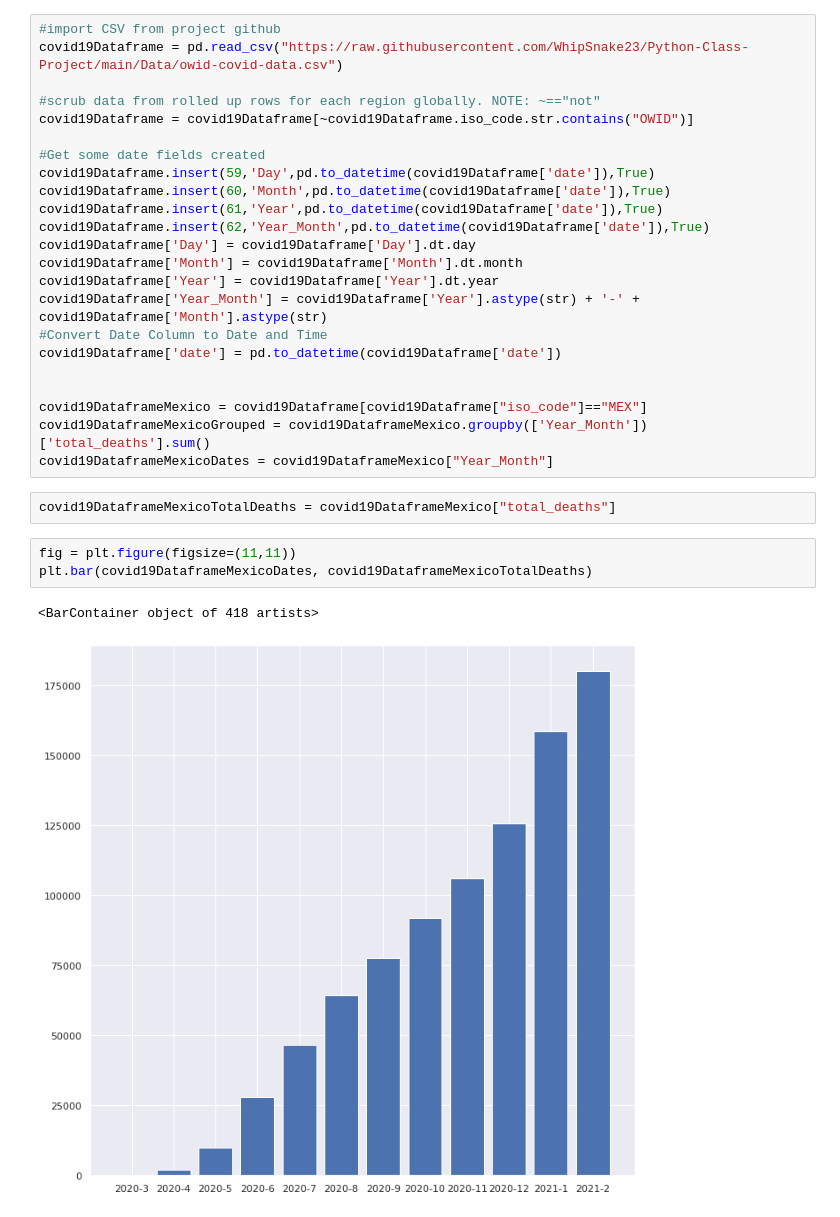
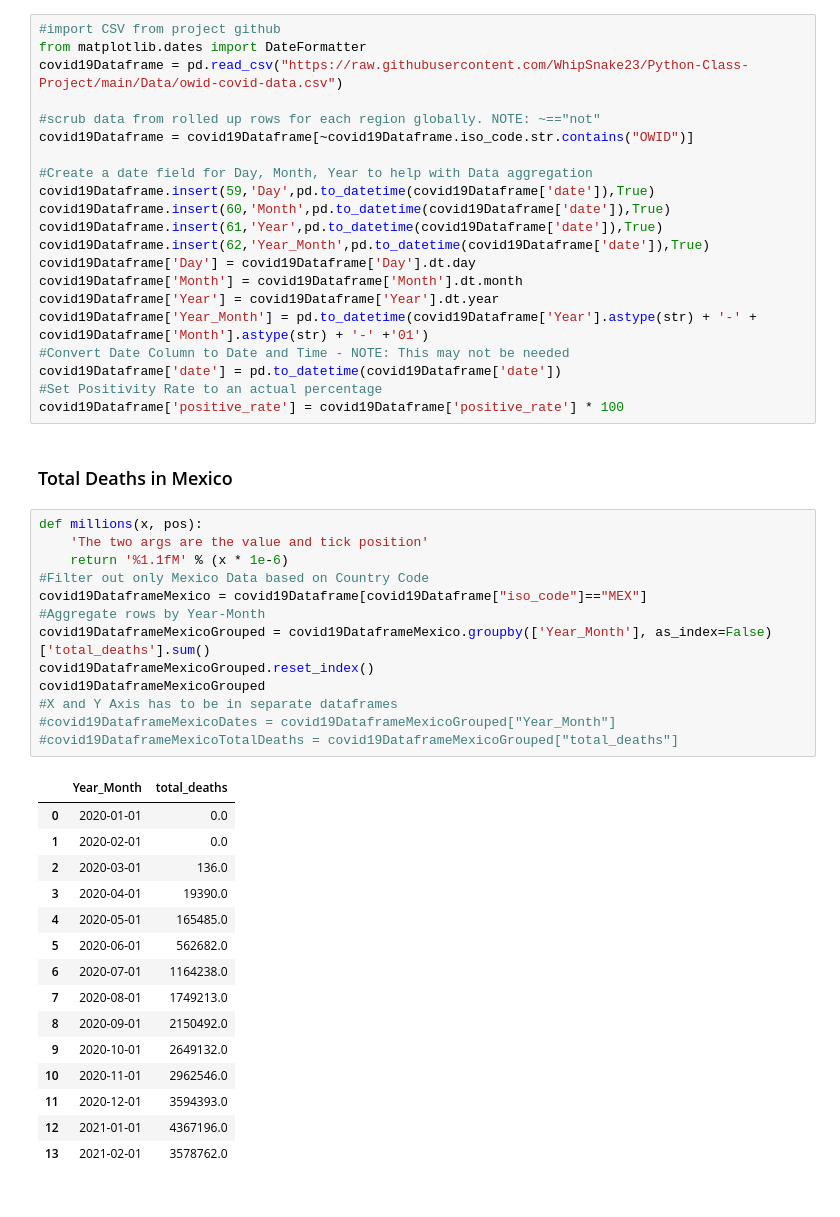
Before and after one commit to leppardfaniowa/Python-Class-Project, a Jupyter notebook: Homework 5/Ian_Homework5.ipynb, the cells around one changed output. Drawn from its saved outputs; the diff is of its cells as text.

```diff
--- a/Homework 5/Ian_Homework5.ipynb
+++ b/Homework 5/Ian_Homework5.ipynb
@@ -8,11 +14,12 @@ import plotly.express as px
 # %%
 #import CSV from project github
+from matplotlib.dates import DateFormatter
 covid19Dataframe = pd.read_csv("https://raw.githubusercontent.com/WhipSnake23/Python-Class-Project/main/Data/owid-covid-data.csv")
 
 #scrub data from rolled up rows for each region globally. NOTE: ~=="not"
 covid19Dataframe = covid19Dataframe[~covid19Dataframe.iso_code.str.contains("OWID")]
 
-#Get some date fields created
+#Create a date field for Day, Month, Year to help with Data aggregation
 covid19Dataframe.insert(59,'Day',pd.to_datetime(covid19Dataframe['date']),True)
 covid19Dataframe.insert(60,'Month',pd.to_datetime(covid19Dataframe['date']),True)
 covid19Dataframe.insert(61,'Year',pd.to_datetime(covid19Dataframe['date']),True)
@@ -20,19 +27,39 @@ covid19Dataframe.insert(62,'Year_Month',pd.to_datetime(covid19Dataframe['date'])
 covid19Dataframe['Day'] = covid19Dataframe['Day'].dt.day
 covid19Dataframe['Month'] = covid19Dataframe['Month'].dt.month
 covid19Dataframe['Year'] = covid19Dataframe['Year'].dt.year
-covid19Dataframe['Year_Month'] = covid19Dataframe['Year'].astype(str) + '-' + covid19Dataframe['Month'].astype(str)
-#Convert Date Column to Date and Time
+covid19Dataframe['Year_Month'] = pd.to_datetime(covid19Dataframe['Year'].astype(str) + '-' + covid19Dataframe['Month'].astype(str) + '-' +'01')
+#Convert Date Column to Date and Time - NOTE: This may not be needed
 covid19Dataframe['date'] = pd.to_datetime(covid19Dataframe['date'])
-
-
-covid19DataframeMexico = covid19Dataframe[covid19Dataframe["iso_code"]=="MEX"]
-covid19DataframeMexicoGrouped = covid19DataframeMexico.groupby(['Year_Month'])['total_deaths'].sum()
-covid19DataframeMexicoDates = covid19DataframeMexico["Year_Month"]
+#Set Positivity Rate to an actual percentage
+covid19Dataframe['positive_rate'] = covid19Dataframe['positive_rate'] * 100
-# %%
-covid19DataframeMexicoTotalDeaths = covid19DataframeMexico["total_deaths"]
-# %%
-fig = plt.figure(figsize=(11,11))
-plt.bar(covid19DataframeMexicoDates, covid19DataframeMexicoTotalDeaths)
-# %% [output]
-<BarContainer object of 418 artists>
-[figure, removed]
+# %% [markdown]
+### Total Deaths in Mexico
+# %%
+def millions(x, pos):
+    'The two args are the value and tick position'
+    return '%1.1fM' % (x * 1e-6)
+#Filter out only Mexico Data based on Country Code
+covid19DataframeMexico = covid19Dataframe[covid19Dataframe["iso_code"]=="MEX"]
+#Aggregate rows by Year-Month
+covid19DataframeMexicoGrouped = covid19DataframeMexico.groupby(['Year_Month'], as_index=False)['total_deaths'].sum()
+covid19DataframeMexicoGrouped.reset_index()
+covid19DataframeMexicoGrouped
+#X and Y Axis has to be in separate dataframes
+#covid19DataframeMexicoDates = covid19DataframeMexicoGrouped["Year_Month"]
+#covid19DataframeMexicoTotalDeaths = covid19DataframeMexicoGrouped["total_deaths"]
+# %% [output]
+|  | Year_Month | total_deaths |
+| 0 | 2020-01-01 | 0.0 |
+| 1 | 2020-02-01 | 0.0 |
+| 2 | 2020-03-01 | 136.0 |
+| 3 | 2020-04-01 | 19390.0 |
+| 4 | 2020-05-01 | 165485.0 |
+| 5 | 2020-06-01 | 562682.0 |
+| 6 | 2020-07-01 | 1164238.0 |
+| 7 | 2020-08-01 | 1749213.0 |
+| 8 | 2020-09-01 | 2150492.0 |
+| 9 | 2020-10-01 | 2649132.0 |
+| 10 | 2020-11-01 | 2962546.0 |
+| 11 | 2020-12-01 | 3594393.0 |
+| 12 | 2021-01-01 | 4367196.0 |
+| 13 | 2021-02-01 | 3578762.0 |
```
Also changed, not shown: parts of 12 cells of this notebook.
